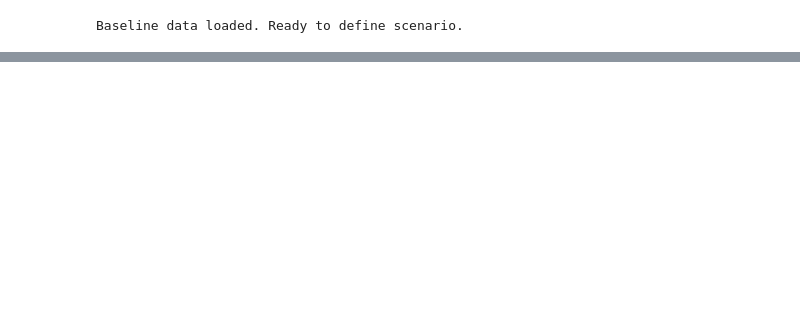
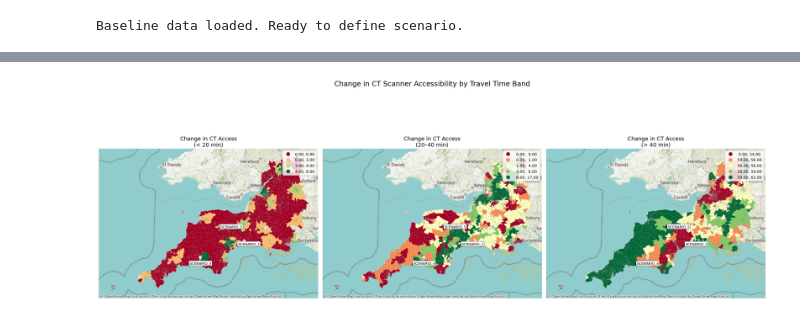
Before and after one commit to RossTylr/diagnostic-modality-demand, a Jupyter notebook: notebooks/04a2_Two-Step_Floating_Catchment_Area_Scenario_Modelling.ipynb, the cells around one changed output, grey strips where cells are left out. Drawn from its saved outputs; the diff is of its cells as text; code cells hidden in the pictures; blank space fills up the shorter version.

```diff
--- a/notebooks/04a2_Two-Step_Floating_Catchment_Area_Scenario_Modelling.ipynb
+++ b/notebooks/04a2_Two-Step_Floating_Catchment_Area_Scenario_Modelling.ipynb
@@ -35,0 +214,15 @@ Baseline data loaded. Ready to define scenario.
+# %%
+# A. Keep only essential columns in gdf_sites_scenario
+supply_cols = ['site_id', 'site_name', 'ct_scanners', 'lsoa21cd', 'site_type', 'geometry']
+gdf_sites_scenario = gdf_sites_scenario[supply_cols].copy()
+
+# B. Ensure baseline band columns exist in gdf_lsoa
+for col in ["ct_access_car_lt_20", "ct_access_car_20_40", "ct_access_car_gt_40"]:
+    if col not in gdf_lsoa.columns:
+        gdf_lsoa[col] = 0  # treat as zero baseline
+
+# Remove duplicate _x/_y columns if desired
+dup_cols = [c for c in gdf_lsoa.columns if c.endswith(('_x', '_y'))]
+gdf_lsoa = gdf_lsoa.drop(columns=dup_cols)
+
+print("Columns cleaned. Re‑run the patched Step 4 code.")
@@ -35,0 +325,60 @@ Baseline data loaded. Ready to define scenario.
+# %%
+# ----------------------------------------------------------
+# Step 5 – Visualise Accessibility Change with Scenario Sites
+# ----------------------------------------------------------
+
+# Define delta columns and titles
+delta_columns = [
+    'ct_access_car_lt_20_delta',
+    'ct_access_car_20_40_delta',
+    'ct_access_car_gt_40_delta'
+]
+
+titles = [
+    'Change in CT Access\n(< 20 min)',
+    'Change in CT Access\n(20–40 min)',
+    'Change in CT Access\n(> 40 min)'
+]
+
+# Setup 3-panel figure
+fig, axes = plt.subplots(1, 3, figsize=(24, 10), constrained_layout=True)
+
+for i, (col, title) in enumerate(zip(delta_columns, titles)):
+    gdf_lsoa.plot(
+        column=col,
+        cmap='RdYlGn',
+        scheme='quantiles',
+        k=5,
+        legend=True,
+        ax=axes[i],
+        edgecolor='grey',
+        linewidth=0.1,
+        missing_kwds={"color": "lightgrey"}
+    )
+    ctx.add_basemap(axes[i], crs=gdf_lsoa.crs)
+
+    # Plot scenario sites
+    gdf_new_sites[gdf_new_sites["site_id"].isin(["SCENARIO_1", "SCENARIO_4", "SCENARIO_5"])]\
+        .plot(ax=axes[i], color="black", markersize=60, label="New Scanner Site")
+
+    # Add arrows pointing to each site
+    for _, row in gdf_new_sites.iterrows():
+        if row["site_id"] in ["SCENARIO_1", "SCENARIO_4", "SCENARIO_5"]:
+            x, y = row.geometry.x, row.geometry.y
+            axes[i].annotate(
+                row["site_id"],
+                xy=(x, y),
+                xytext=(x + 0.2, y + 0.2),
+                textcoords="data",
+                arrowprops=dict(facecolor="black", arrowstyle="->", lw=1),
+                fontsize=9,
+                bbox=dict(boxstyle="round,pad=0.2", fc="white", ec="black", lw=0.5)
+            )
+
+    axes[i].set_title(title, fontsize=14)
+    axes[i].axis('off')
+
+fig.suptitle("Change in CT Scanner Accessibility by Travel Time Band", fontsize=18)
+plt.show()
+# %% [output]
+[figure, added]
```
Also changed, not shown: parts of 6 cells of this notebook, 1 other file.
